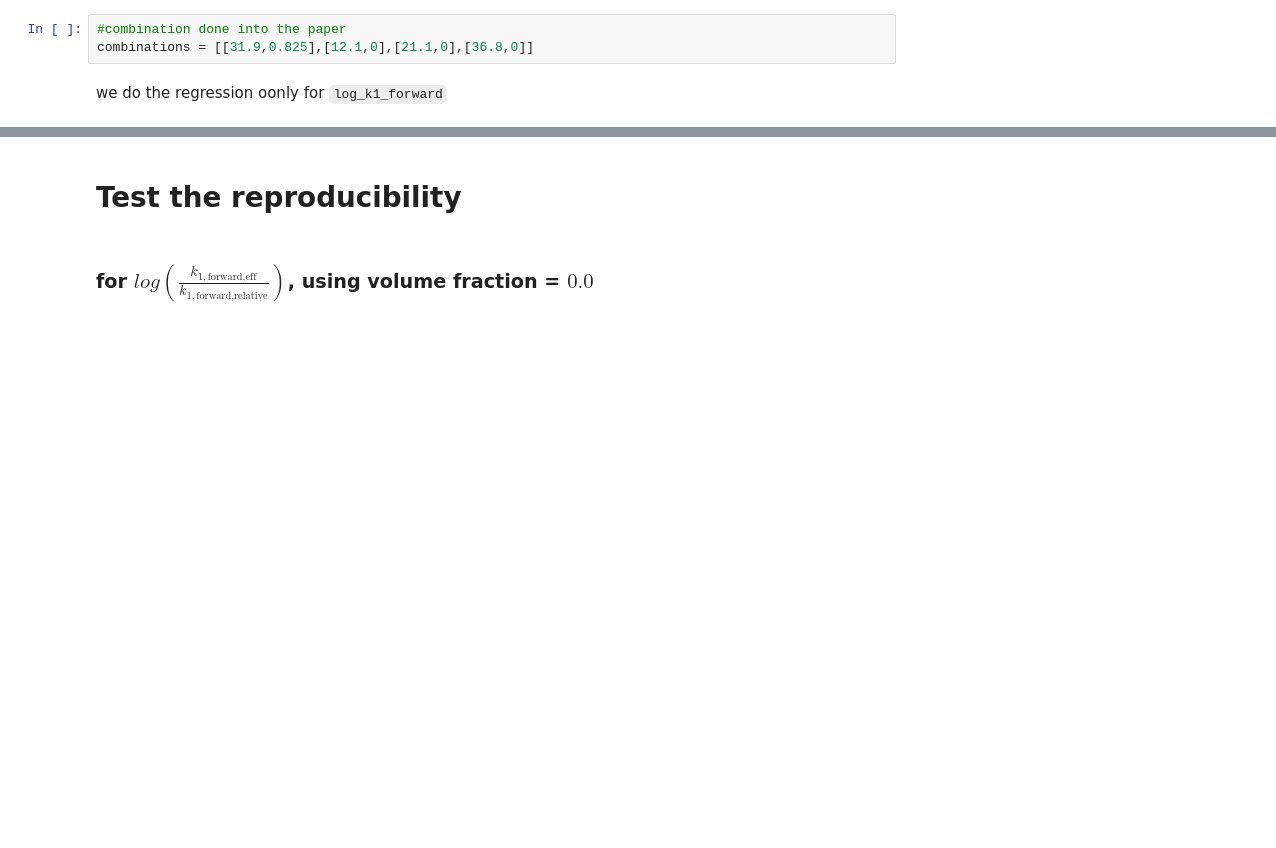
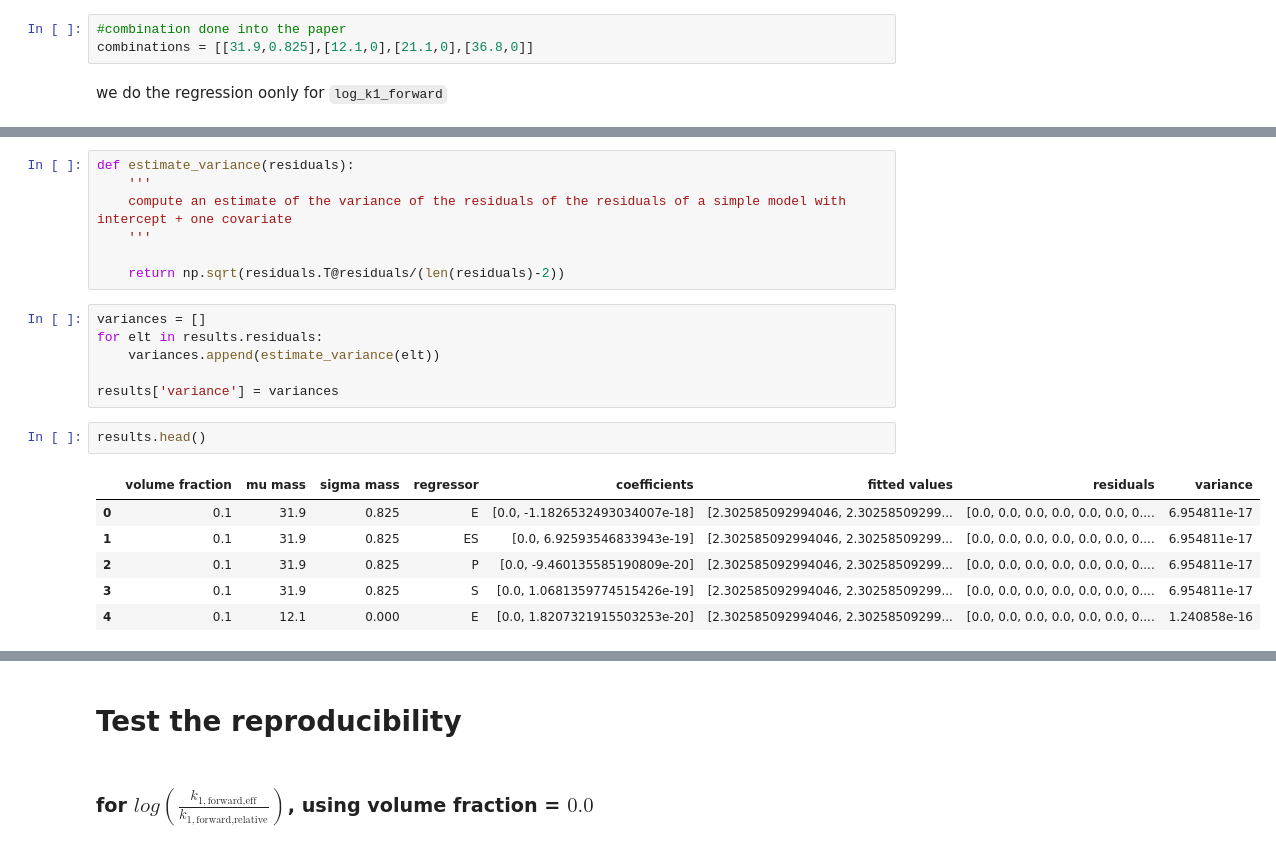
Before and after one commit to WilliamCappelletti/ML_CS433_project2, a Jupyter notebook: src/exploration.ipynb, the cells around one changed output, grey strips where cells are left out. Saved outputs shown, nothing was run; the diff lists cells and outputs as text; blank space fills up the shorter version.

```diff
--- a/src/exploration.ipynb
+++ b/src/exploration.ipynb
@@ -254,0 +245,22 @@ results
+# %%
+def estimate_variance(residuals):
+    '''
+    compute an estimate of the variance of the residuals of the residuals of a simple model with intercept + one covariate
+    '''
+
+    return np.sqrt(residuals.T@residuals/(len(residuals)-2))
+# %%
+variances = []
+for elt in results.residuals:
+    variances.append(estimate_variance(elt))
+
+results['variance'] = variances
+# %%
+results.head()
+# %% [output]
+|  | volume fraction | mu mass | sigma mass | regressor | coefficients | fitted values | residuals | variance |
+| 0 | 0.1 | 31.9 | 0.825 | E | [0.0, -1.1826532493034007e-18] | [2.302585092994046, 2.30258509299... | [0.0, 0.0, 0.0, 0.0, 0.0, 0.0, 0.... | 6.954811e-17 |
+| 1 | 0.1 | 31.9 | 0.825 | ES | [0.0, 6.92593546833943e-19] | [2.302585092994046, 2.30258509299... | [0.0, 0.0, 0.0, 0.0, 0.0, 0.0, 0.... | 6.954811e-17 |
+| 2 | 0.1 | 31.9 | 0.825 | P | [0.0, -9.460135585190809e-20] | [2.302585092994046, 2.30258509299... | [0.0, 0.0, 0.0, 0.0, 0.0, 0.0, 0.... | 6.954811e-17 |
+| 3 | 0.1 | 31.9 | 0.825 | S | [0.0, 1.0681359774515426e-19] | [2.302585092994046, 2.30258509299... | [0.0, 0.0, 0.0, 0.0, 0.0, 0.0, 0.... | 6.954811e-17 |
+| 4 | 0.1 | 12.1 | 0.000 | E | [0.0, 1.8207321915503253e-20] | [2.302585092994046, 2.30258509299... | [0.0, 0.0, 0.0, 0.0, 0.0, 0.0, 0.... | 1.240858e-16 |
```
Also changed, not shown: parts of 18 cells of this notebook.
